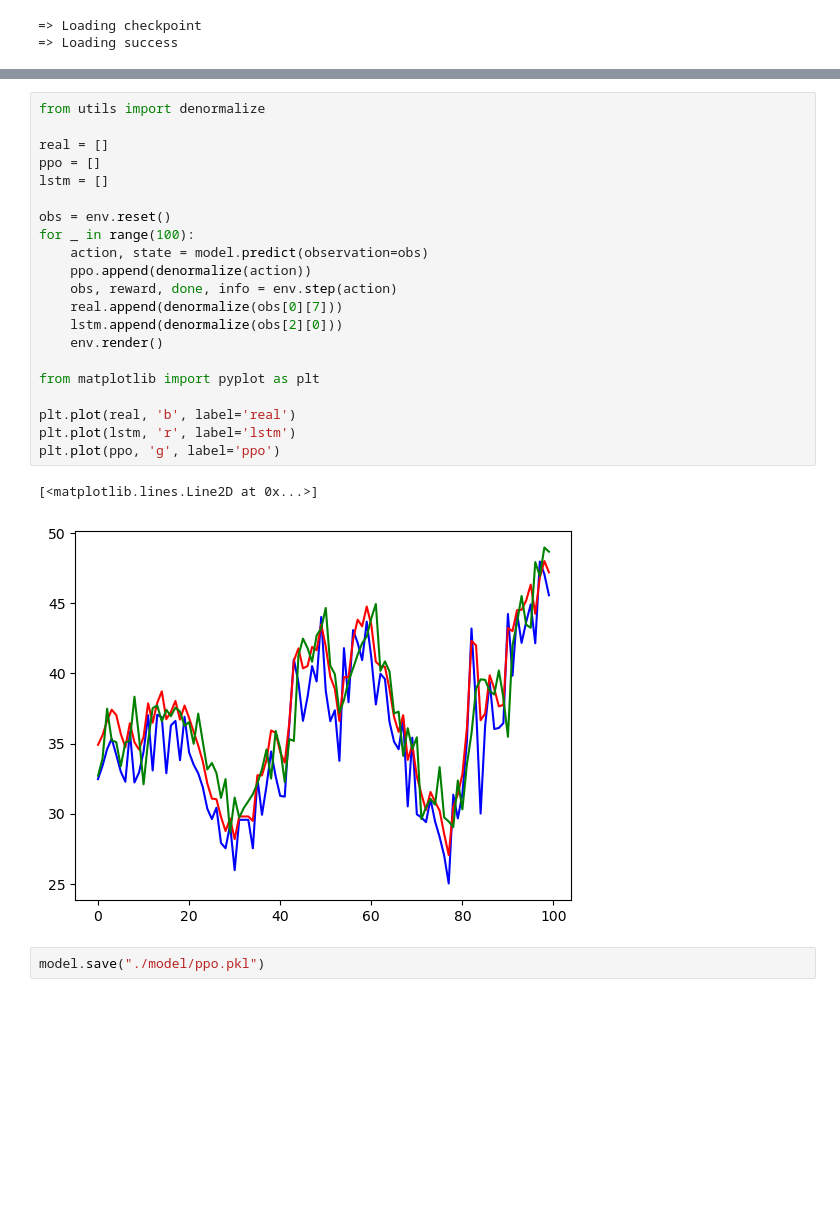
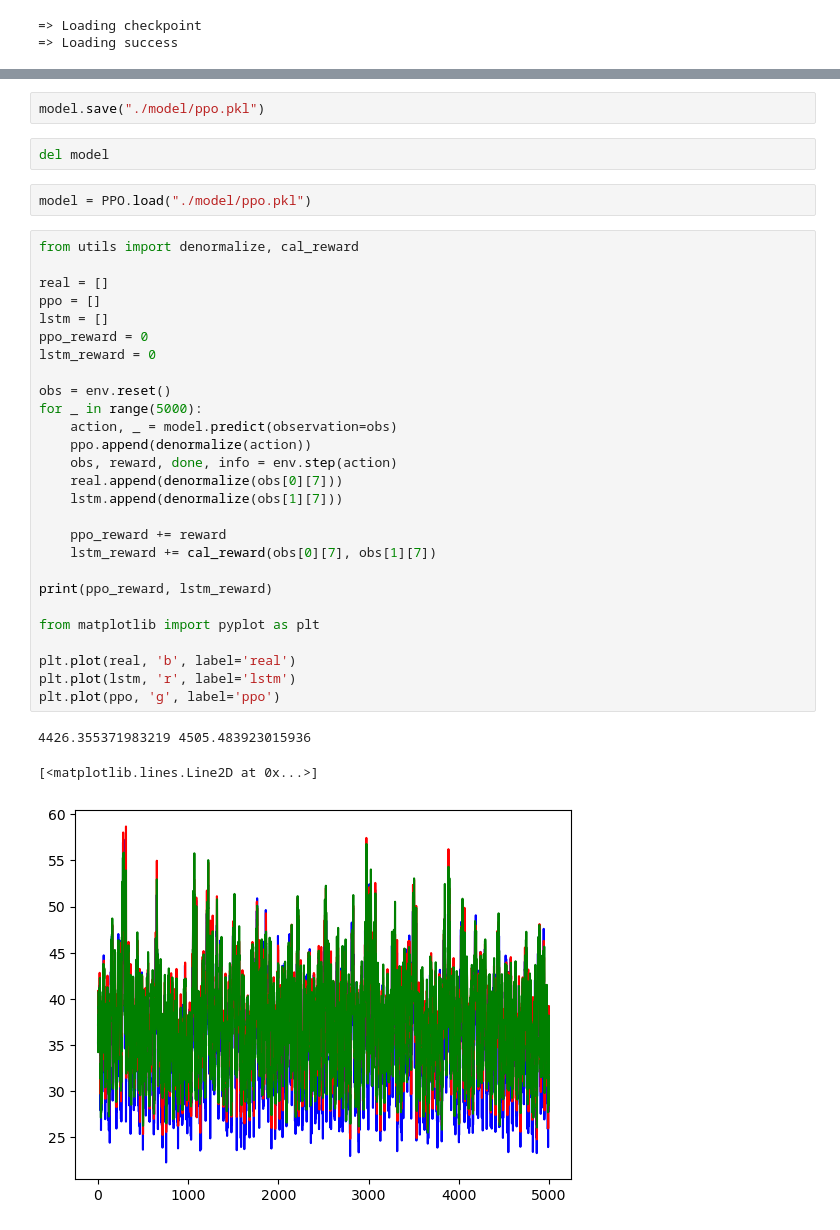
Before and after one commit to guanidine/serverless-coldstart, a Jupyter notebook: train.ipynb, the cells around one changed output, grey strips where cells are left out. Cells and saved outputs as stored; diff of their text form; blank space fills up the shorter version.

Commit message:
Proof that RL is WORSE than LSTM

```diff
--- a/train.ipynb
+++ b/train.ipynb
@@ -36,26 +32,37 @@ print(mean_reward, std_reward)
-# %%
-from utils import denormalize
-
-real = []
-ppo = []
-lstm = []
-
-obs = env.reset()
-for _ in range(100):
-    action, state = model.predict(observation=obs)
-    ppo.append(denormalize(action))
-    obs, reward, done, info = env.step(action)
-    real.append(denormalize(obs[0][7]))
-    lstm.append(denormalize(obs[2][0]))
-    env.render()
-
-from matplotlib import pyplot as plt
-
-plt.plot(real, 'b', label='real')
-plt.plot(lstm, 'r', label='lstm')
-plt.plot(ppo, 'g', label='ppo')
-# %% [output]
-[<matplotlib.lines.Line2D at 0x...>]
-[figure, removed]
 # %%
 model.save("./model/ppo.pkl")
+# %%
+del model
+# %%
+model = PPO.load("./model/ppo.pkl")
+# %%
+from utils import denormalize, cal_reward
+
+real = []
+ppo = []
+lstm = []
+ppo_reward = 0
+lstm_reward = 0
+
+obs = env.reset()
+for _ in range(5000):
+    action, _ = model.predict(observation=obs)
+    ppo.append(denormalize(action))
+    obs, reward, done, info = env.step(action)
+    real.append(denormalize(obs[0][7]))
+    lstm.append(denormalize(obs[1][7]))
+
+    ppo_reward += reward
+    lstm_reward += cal_reward(obs[0][7], obs[1][7])
+
+print(ppo_reward, lstm_reward)
+
+from matplotlib import pyplot as plt
+
+plt.plot(real, 'b', label='real')
+plt.plot(lstm, 'r', label='lstm')
+plt.plot(ppo, 'g', label='ppo')
+# %% [output]
+4426.355371983219 4505.483923015936
+[<matplotlib.lines.Line2D at 0x...>]
+[figure, added]
```
Also changed, not shown: parts of 2 cells of this notebook, 3 other files.
